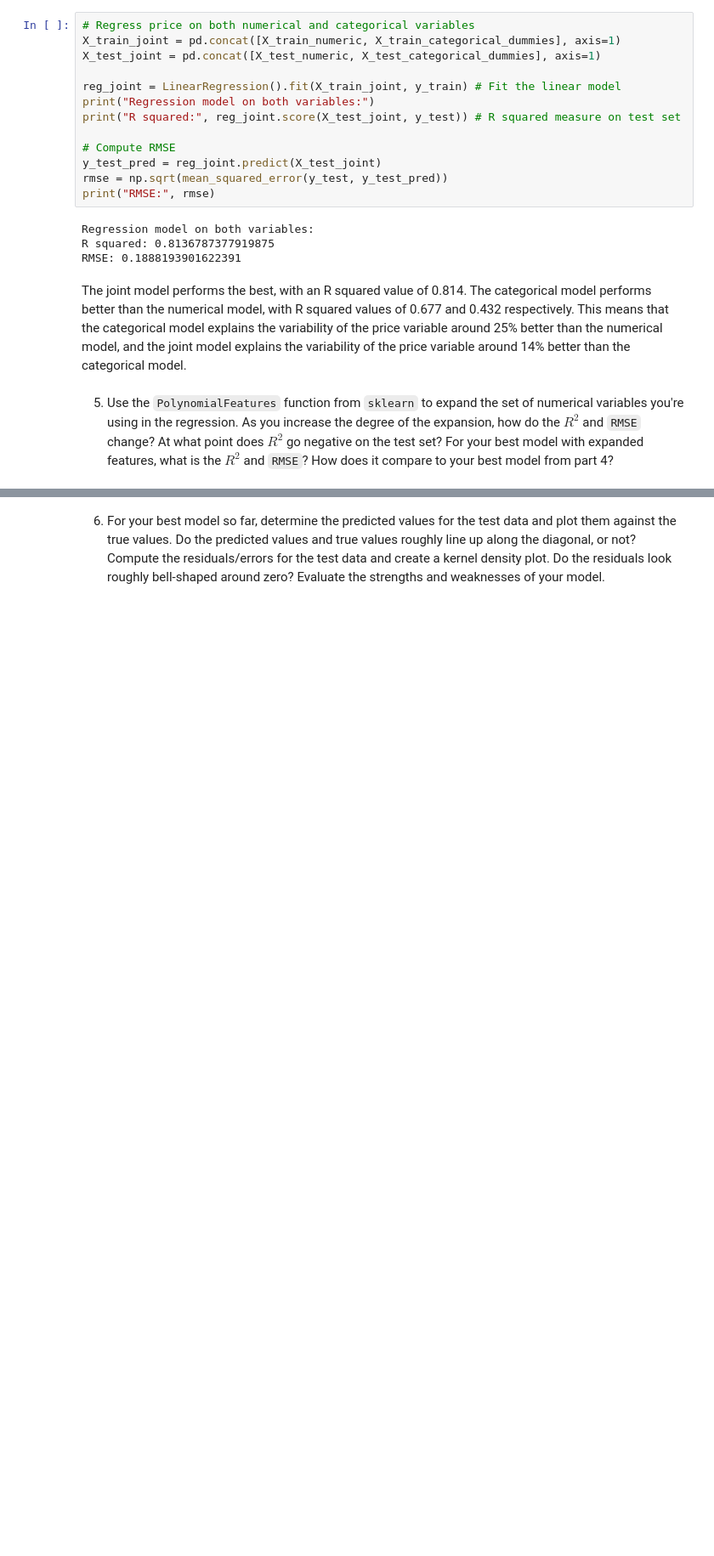
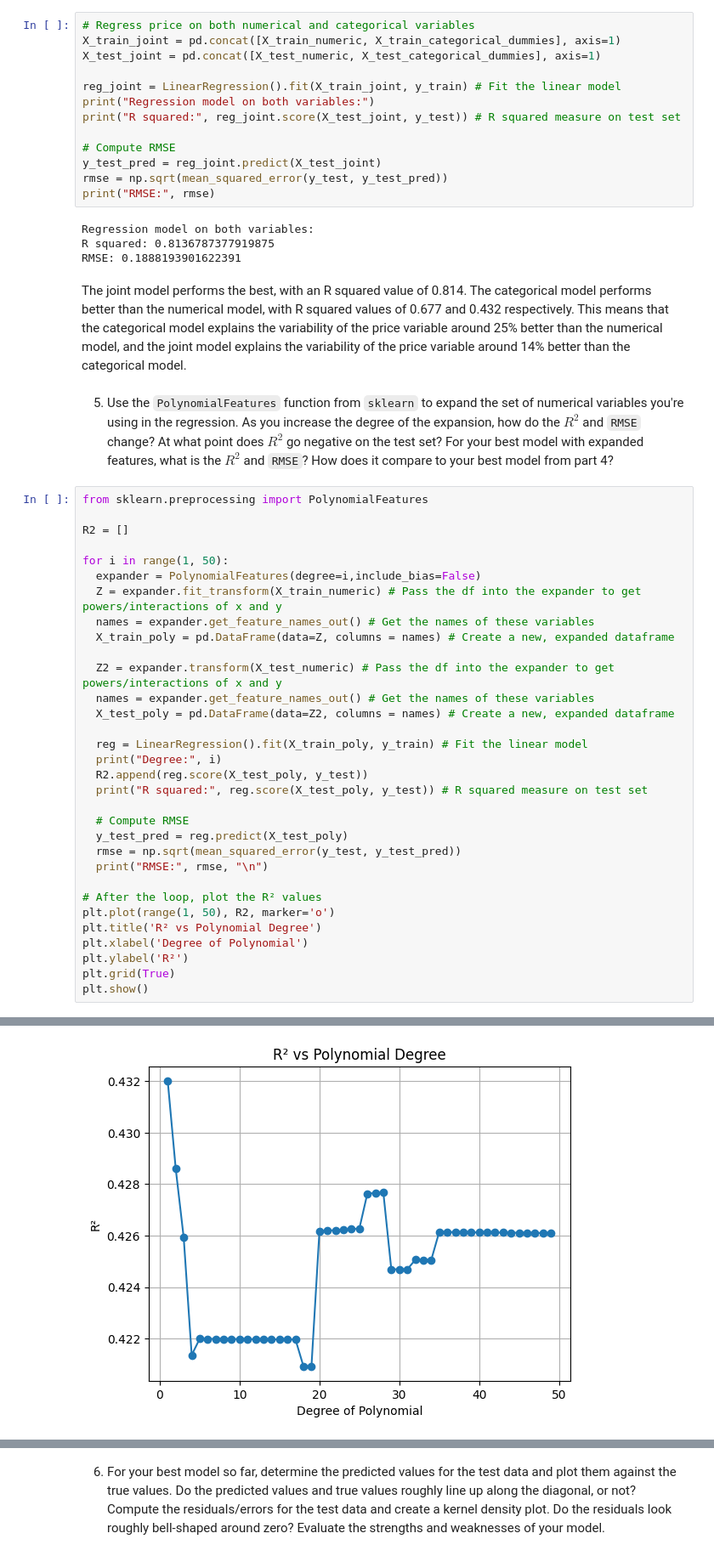
Before and after one commit to hasitanalluri/linearModels, a Jupyter notebook: assignment/assignment.ipynb, the cells around one changed output, grey strips where cells are left out. Shown: that part at 85% size. Drawn from its saved outputs; the diff is of its cells as text; blank space fills up the shorter version.

```diff
--- a/assignment/assignment.ipynb
+++ b/assignment/assignment.ipynb
@@ -477,3 +481,36 @@ RMSE: 0.1888193901622391
 The joint model performs the best, with an R squared value of 0.814. The categorical model performs better than the numerical model, with R squared values of 0.677 and 0.432 respectively. This means that the categorical model explains the variability of the price variable around 25% better than the numerical model, and the joint model explains the variability of the price variable around 14% better than the categorical model.
 # %% [markdown]
   5. Use the `PolynomialFeatures` function from `sklearn` to expand the set of numerical variables you're using in the regression. As you increase the degree of the expansion, how do the $R^2$ and `RMSE` change? At what point does $R^2$ go negative on the test set? For your best model with expanded features, what is the $R^2$ and `RMSE`? How does it compare to your best model from part 4?
+# %%
+from sklearn.preprocessing import PolynomialFeatures
+
+R2 = []
+
+for i in range(1, 50):
+  expander = PolynomialFeatures(degree=i,include_bias=False)
+  Z = expander.fit_transform(X_train_numeric) # Pass the df into the expander to get powers/interactions of x and y
+  names = expander.get_feature_names_out() # Get the names of these variables
+  X_train_poly = pd.DataFrame(data=Z, columns = names) # Create a new, expanded dataframe
+
+  Z2 = expander.transform(X_test_numeric) # Pass the df into the expander to get powers/interactions of x and y
+  names = expander.get_feature_names_out() # Get the names of these variables
+  X_test_poly = pd.DataFrame(data=Z2, columns = names) # Create a new, expanded dataframe
+
+  reg = LinearRegression().fit(X_train_poly, y_train) # Fit the linear model
+  print("Degree:", i)
+  R2.append(reg.score(X_test_poly, y_test))
+  print("R squared:", reg.score(X_test_poly, y_test)) # R squared measure on test set
+
+  # Compute RMSE
+  y_test_pred = reg.predict(X_test_poly)
+  rmse = np.sqrt(mean_squared_error(y_test, y_test_pred))
+  print("RMSE:", rmse, "\n")
+
+# After the loop, plot the R² values
+plt.plot(range(1, 50), R2, marker='o')
+plt.title('R² vs Polynomial Degree')
+plt.xlabel('Degree of Polynomial')
+plt.ylabel('R²')
+plt.grid(True)
+plt.show()
+# %% [output]
@@ -479,0 +534 @@ The joint model performs the best, with an R squared value of 0.814. The categor
+[figure, added]
```
Also changed, not shown: parts of 10 cells of this notebook.
